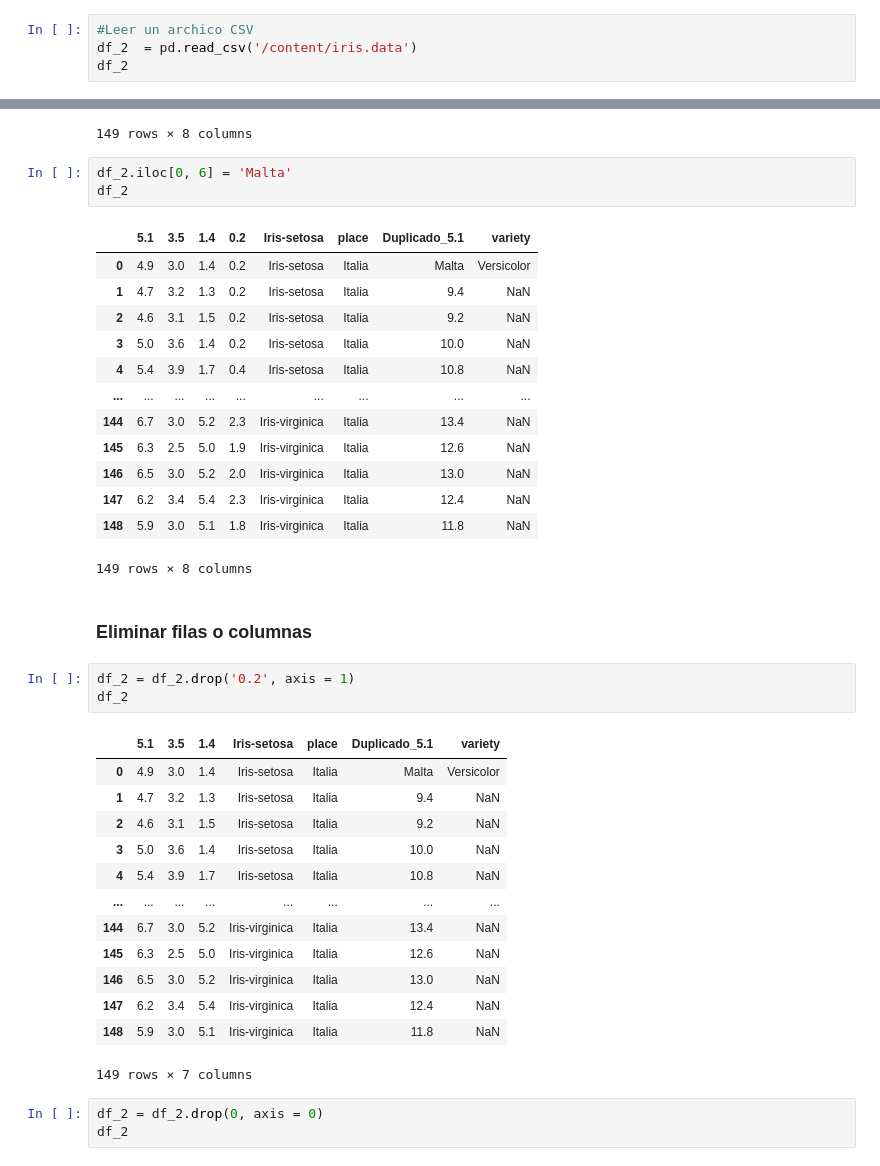
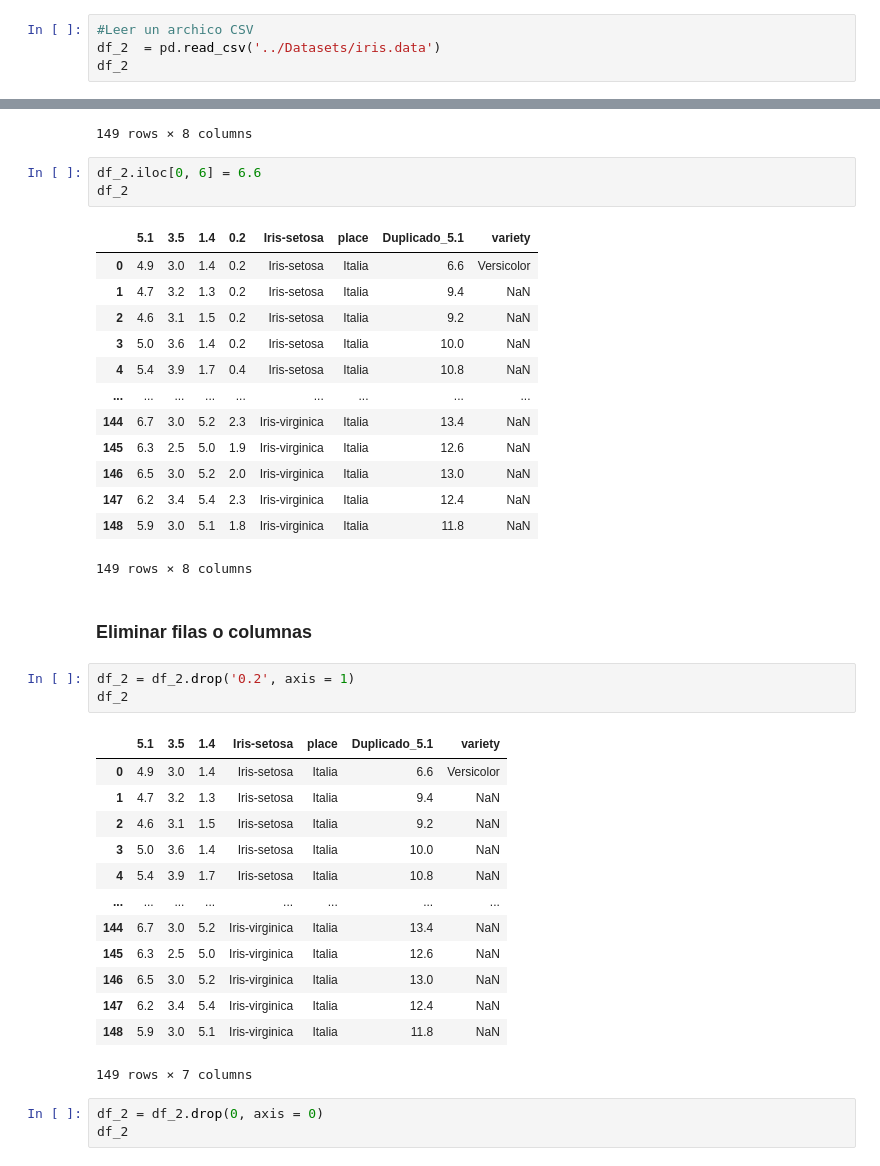
Before and after one commit to qlabpucp/python-basics, a Jupyter notebook: Sessions/03_Taller_Python.ipynb, the cells around one changed output, grey strips where cells are left out. Cells and saved outputs as stored; diff of their text form.

Commit message:
update to the workshop
Session 2 added
Session 6 added
Session 1, 3 and 4 updated
Datasets added

```diff
--- a/Sessions/03_Taller_Python.ipynb
+++ b/Sessions/03_Taller_Python.ipynb
@@ -118,6 +94,6 @@ subir_archivo = files.upload()
 # %%
 #Leer un archico CSV
-df_2  = pd.read_csv('/content/iris.data')
+df_2  = pd.read_csv('../Datasets/iris.data')
 df_2
 # %% [output]
 |  | 5.1 | 3.5 | 1.4 | 0.2 | Iris-setosa |
@@ -221,11 +197,11 @@ df_2
 | 148 | 5.9 | 3.0 | 5.1 | 1.8 | Iris-virginica | Italia | 11.8 | NaN |
 149 rows × 8 columns
 # %%
-df_2.iloc[0, 6] = 'Malta'
+df_2.iloc[0, 6] = 6.6
 df_2
 # %% [output]
 |  | 5.1 | 3.5 | 1.4 | 0.2 | Iris-setosa | place | Duplicado_5.1 | variety |
-| 0 | 4.9 | 3.0 | 1.4 | 0.2 | Iris-setosa | Italia | Malta | Versicolor |
+| 0 | 4.9 | 3.0 | 1.4 | 0.2 | Iris-setosa | Italia | 6.6 | Versicolor |
 | 1 | 4.7 | 3.2 | 1.3 | 0.2 | Iris-setosa | Italia | 9.4 | NaN |
 | 2 | 4.6 | 3.1 | 1.5 | 0.2 | Iris-setosa | Italia | 9.2 | NaN |
 | 3 | 5.0 | 3.6 | 1.4 | 0.2 | Iris-setosa | Italia | 10.0 | NaN |
@@ -244,7 +220,7 @@ df_2 = df_2.drop('0.2', axis = 1)
 df_2
 # %% [output]
 |  | 5.1 | 3.5 | 1.4 | Iris-setosa | place | Duplicado_5.1 | variety |
-| 0 | 4.9 | 3.0 | 1.4 | Iris-setosa | Italia | Malta | Versicolor |
+| 0 | 4.9 | 3.0 | 1.4 | Iris-setosa | Italia | 6.6 | Versicolor |
 | 1 | 4.7 | 3.2 | 1.3 | Iris-setosa | Italia | 9.4 | NaN |
 | 2 | 4.6 | 3.1 | 1.5 | Iris-setosa | Italia | 9.2 | NaN |
 | 3 | 5.0 | 3.6 | 1.4 | Iris-setosa | Italia | 10.0 | NaN |
```
Also changed, not shown: parts of 7 cells of this notebook, 20 other files.
